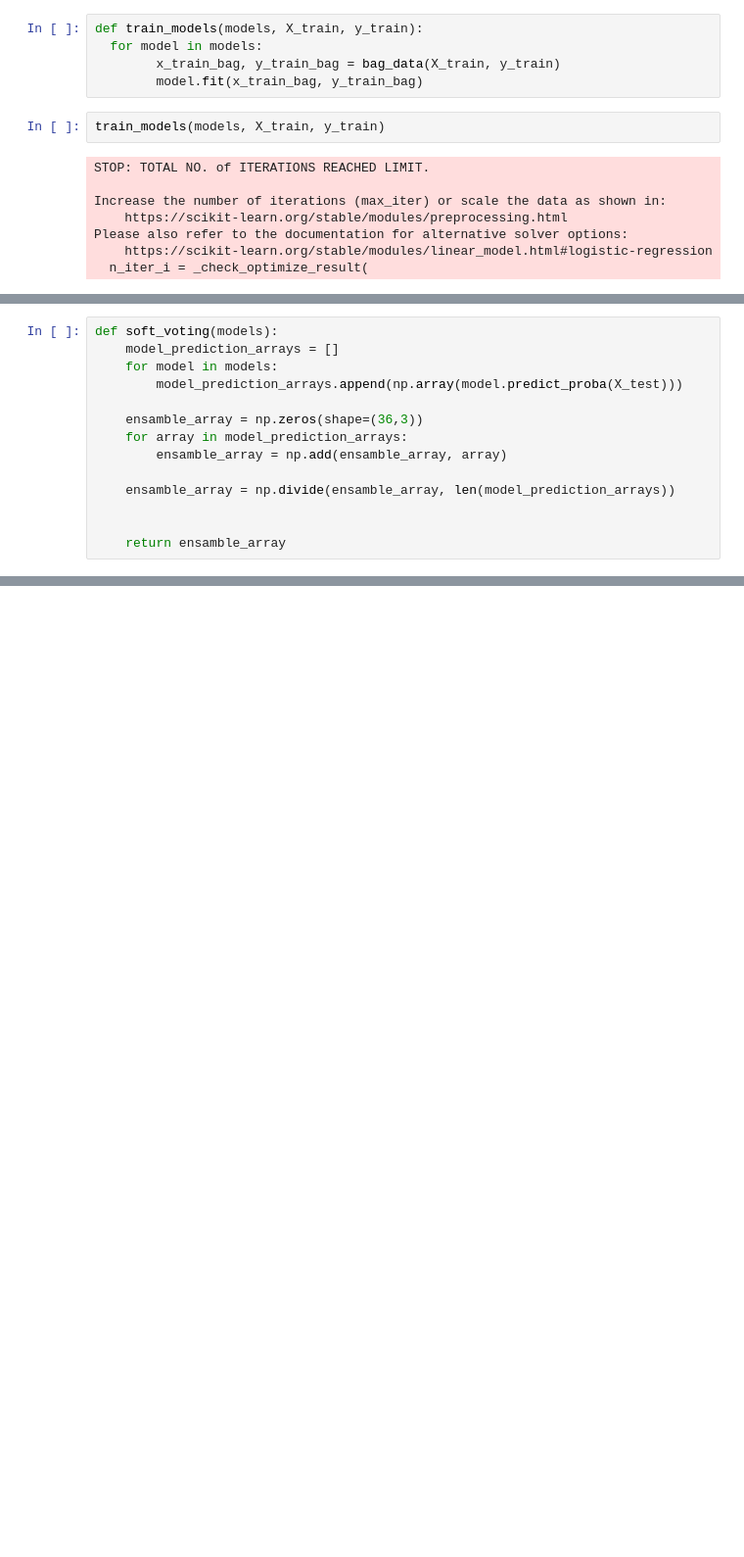
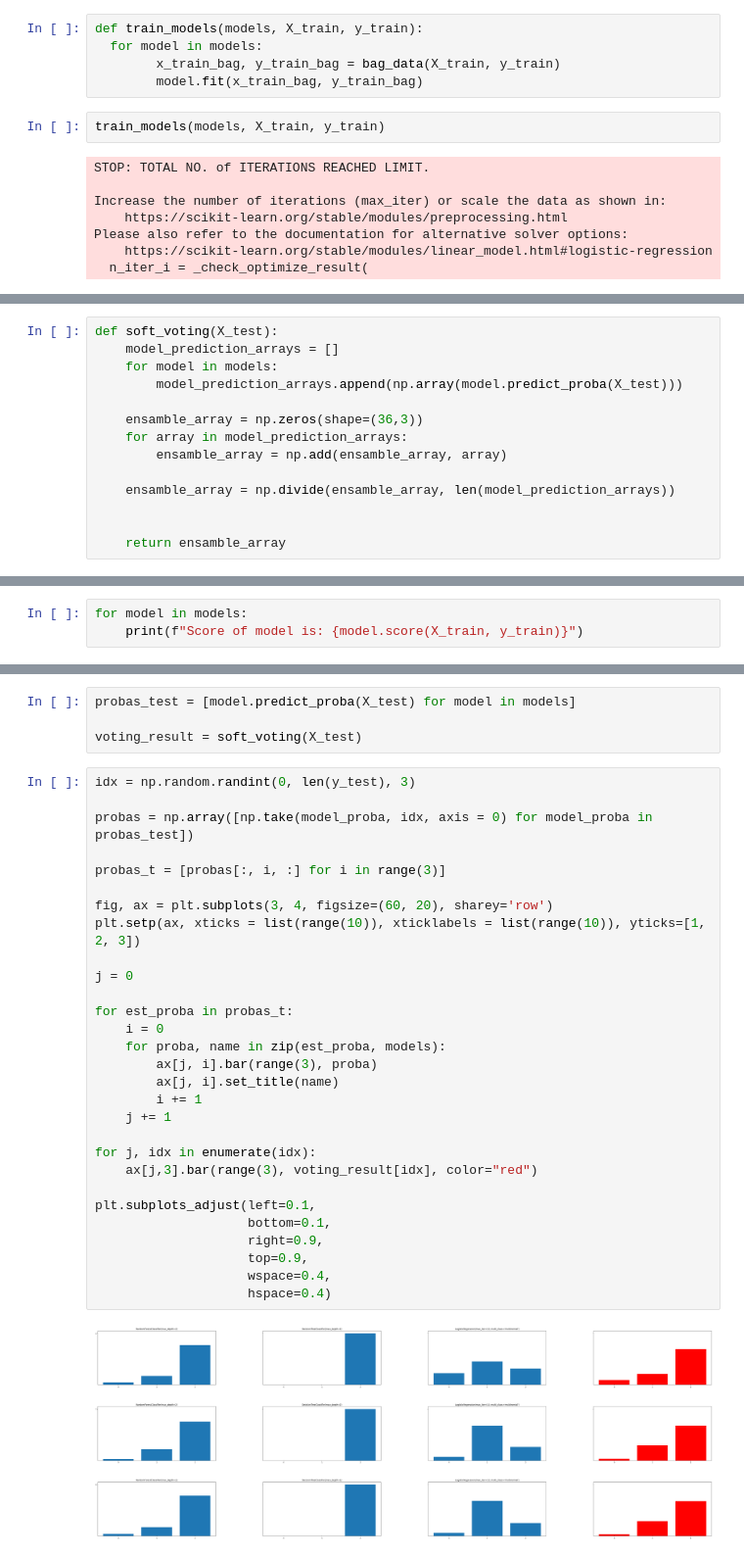
Before and after one commit to Gromate/machine-learning-classes, a Jupyter notebook: Zadanie 2/Grochowski_Mateusz_Zadanie_2.ipynb, the cells around one changed output, grey strips where cells are left out. Shown: that part at 98% size. Cells and saved outputs as stored; diff of their text form; blank space fills up the shorter version.

```diff
--- a/Zadanie 2/Grochowski_Mateusz_Zadanie_2.ipynb
+++ b/Zadanie 2/Grochowski_Mateusz_Zadanie_2.ipynb
@@ -49,5 +49,5 @@ for model in models:
 # %%
-def soft_voting(models):
+def soft_voting(X_test):
     model_prediction_arrays = []
     for model in models:
         model_prediction_arrays.append(np.array(model.predict_proba(X_test)))
@@ -82,0 +63,3 @@ array([[0.03128641, 0.78024224, 0.18847135],
+# %%
+for model in models:
+    print(f"Score of model is: {model.score(X_train, y_train)}")
@@ -82,0 +70,35 @@ array([[0.03128641, 0.78024224, 0.18847135],
+# %%
+probas_test = [model.predict_proba(X_test) for model in models]
+
+voting_result = soft_voting(X_test)
+# %%
+idx = np.random.randint(0, len(y_test), 3)
+
+probas = np.array([np.take(model_proba, idx, axis = 0) for model_proba in probas_test])
+
+probas_t = [probas[:, i, :] for i in range(3)]
+
+fig, ax = plt.subplots(3, 4, figsize=(60, 20), sharey='row')
+plt.setp(ax, xticks = list(range(10)), xticklabels = list(range(10)), yticks=[1, 2, 3])
+
+j = 0
+
+for est_proba in probas_t:
+    i = 0
+    for proba, name in zip(est_proba, models):
+        ax[j, i].bar(range(3), proba)
+        ax[j, i].set_title(name)
+        i += 1
+    j += 1
+
+for j, idx in enumerate(idx):
+    ax[j,3].bar(range(3), voting_result[idx], color="red")
+
+plt.subplots_adjust(left=0.1,
+                    bottom=0.1,
+                    right=0.9,
+                    top=0.9,
+                    wspace=0.4,
+                    hspace=0.4)
+# %% [output]
+[figure, added]
```
Also changed, not shown: parts of 4 cells of this notebook.
